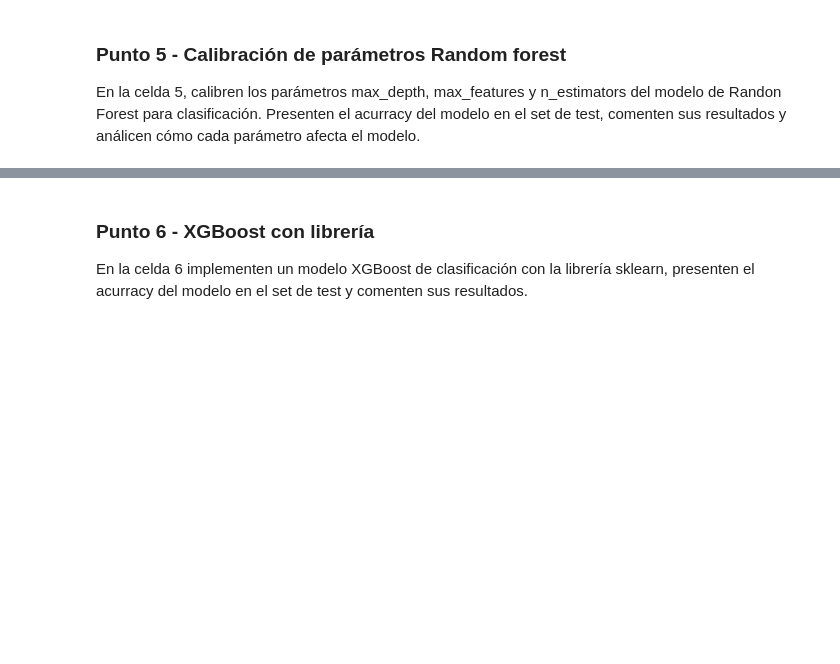
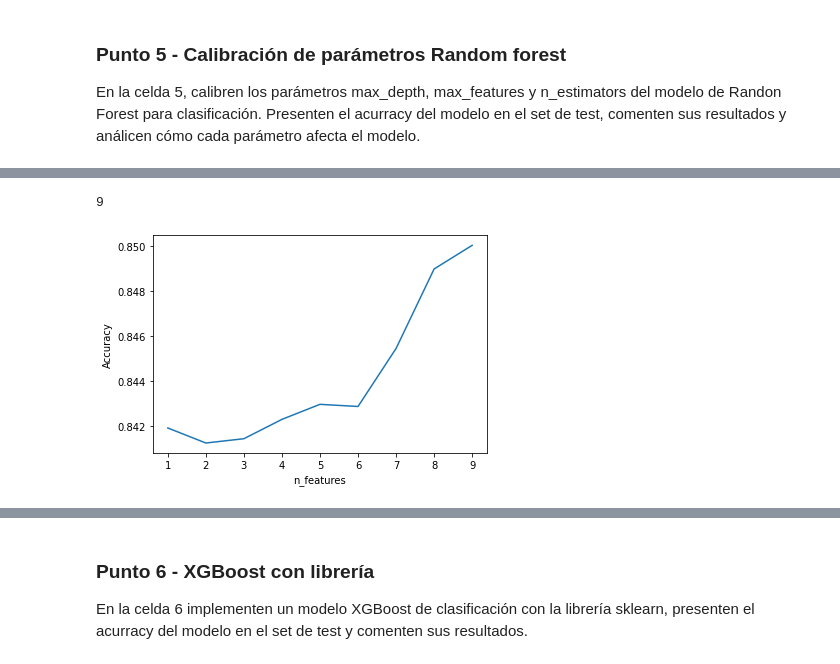
Before and after one commit to gparrag/MIAD_ML_and_NLP, a Jupyter notebook: Semana 2/S2TC1_RandomForests_Boosting - Solucion.ipynb, the cells around one changed output, grey strips where cells are left out. Drawn from its saved outputs; the diff is of its cells as text; code cells hidden in the pictures; blank space fills up the shorter version.

```diff
--- a/Semana 2/S2TC1_RandomForests_Boosting - Solucion.ipynb
+++ b/Semana 2/S2TC1_RandomForests_Boosting - Solucion.ipynb
@@ -104,0 +107,18 @@ Text(0, 0.5, 'Accuracy')
+# %%
+accuracy_scores_max_features = []
+feature_cols=X_train.columns
+feature_range = range(1, len(feature_cols)+1)
+
+for feature in feature_range:
+    clf = RandomForestClassifier(n_estimators=20, max_features=feature, random_state=1, n_jobs=-1)
+    accuracy_scores_max_features.append(cross_val_score(clf, X, y, cv=5, scoring='accuracy').mean())
+
+plt.plot(feature_range, accuracy_scores_max_features)
+plt.xlabel('n_features')
+plt.ylabel('Accuracy')
+
+max_index = accuracy_scores_max_features.index(max(accuracy_scores_max_features))
+print(feature_range[max_index])
+# %% [output]
+9
+[figure, added]
```
Also changed, not shown: parts of 13 cells of this notebook.
